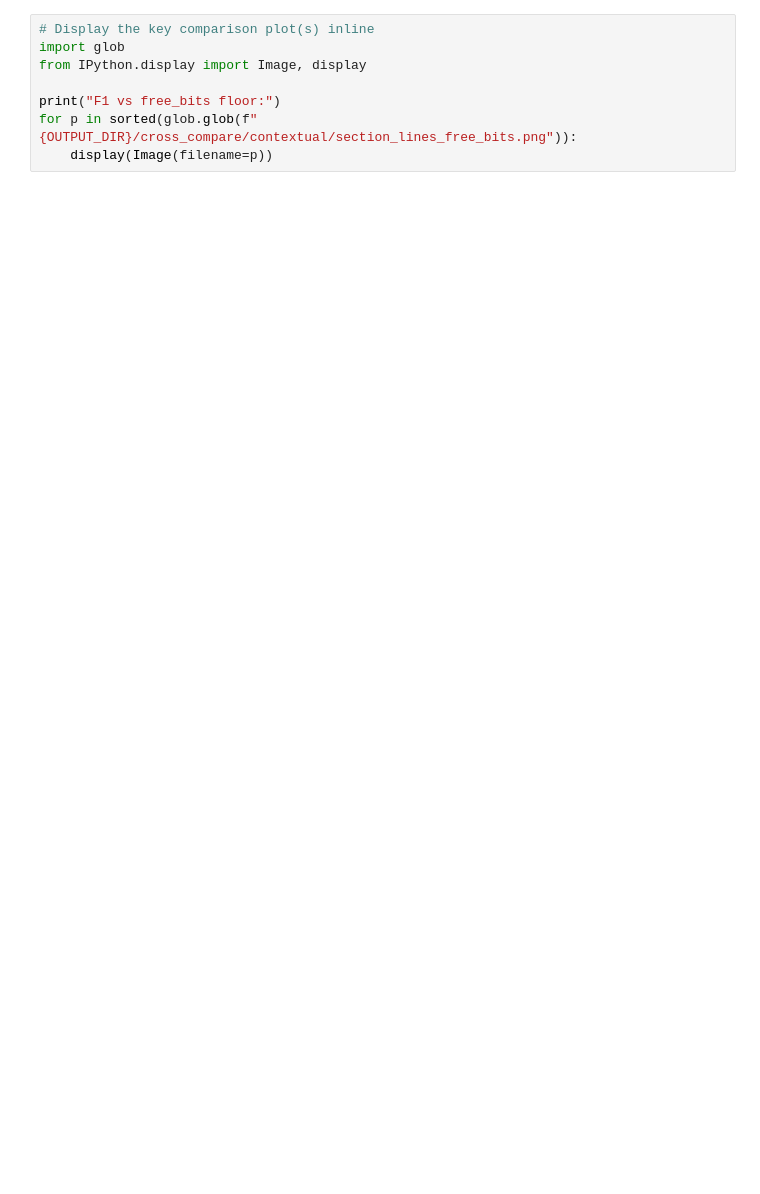
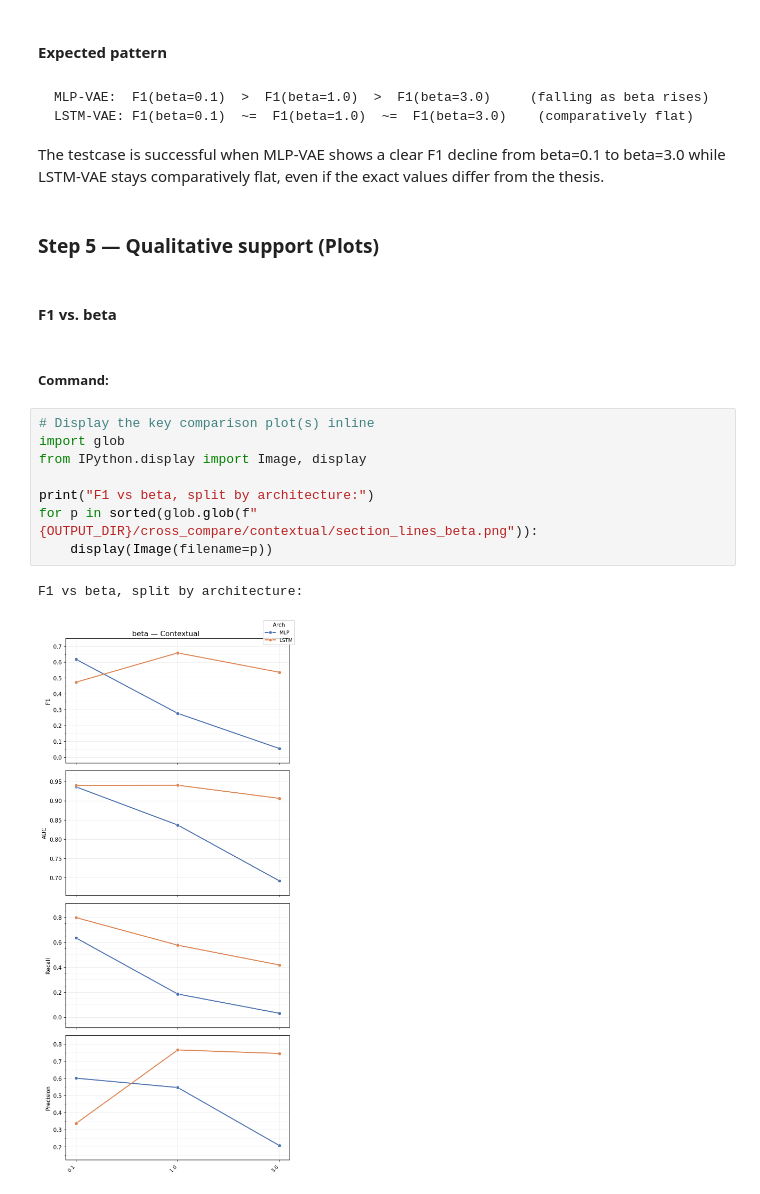
Before and after one commit to hadasecohen/streaming-vae-anomaly-detection, a Jupyter notebook: notebooks/cases/case05_kl_regularisation.ipynb, the cells around one changed output. Cells and saved outputs as stored; diff of their text form; blank space fills up the shorter version.

````diff
--- a/notebooks/cases/case05_kl_regularisation.ipynb
+++ b/notebooks/cases/case05_kl_regularisation.ipynb
@@ -134,8 +347,26 @@ perf[["run_name", "arch", "anomaly", "variant", "f1", "auc", "precision", "recal
+# %% [markdown]
+#### Expected pattern
+# %% [markdown]
+```text
+MLP-VAE:  F1(beta=0.1)  >  F1(beta=1.0)  >  F1(beta=3.0)     (falling as beta rises)
+LSTM-VAE: F1(beta=0.1)  ~=  F1(beta=1.0)  ~=  F1(beta=3.0)    (comparatively flat)
+```
+
+The testcase is successful when MLP-VAE shows a clear F1 decline from beta=0.1 to beta=3.0 while LSTM-VAE stays comparatively flat, even if the exact values differ from the thesis.
+# %% [markdown]
+### Step 5 — Qualitative support (Plots)
+# %% [markdown]
+#### F1 vs. beta
+# %% [markdown]
+##### Command:
 # %%
 # Display the key comparison plot(s) inline
 import glob
 from IPython.display import Image, display
 
-print("F1 vs free_bits floor:")
-for p in sorted(glob.glob(f"{OUTPUT_DIR}/cross_compare/contextual/section_lines_free_bits.png")):
+print("F1 vs beta, split by architecture:")
+for p in sorted(glob.glob(f"{OUTPUT_DIR}/cross_compare/contextual/section_lines_beta.png")):
     display(Image(filename=p))
+# %% [output]
+F1 vs beta, split by architecture:
+[figure, added]
````
Also changed, not shown: parts of 47 cells of this notebook, 9 other files.
